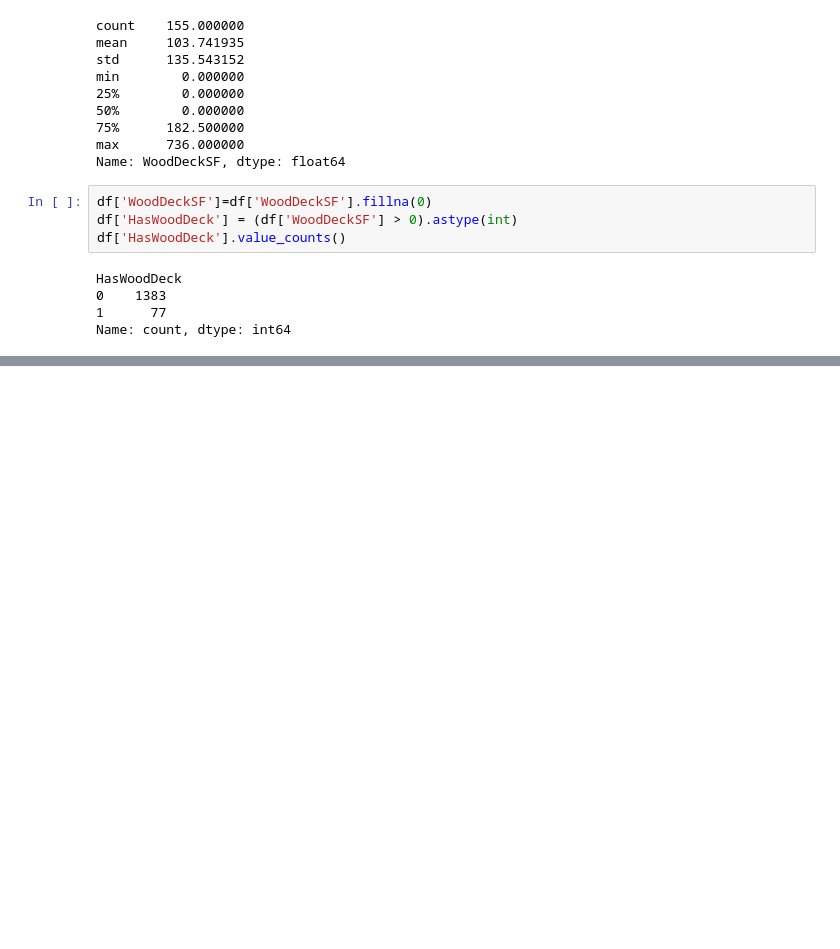
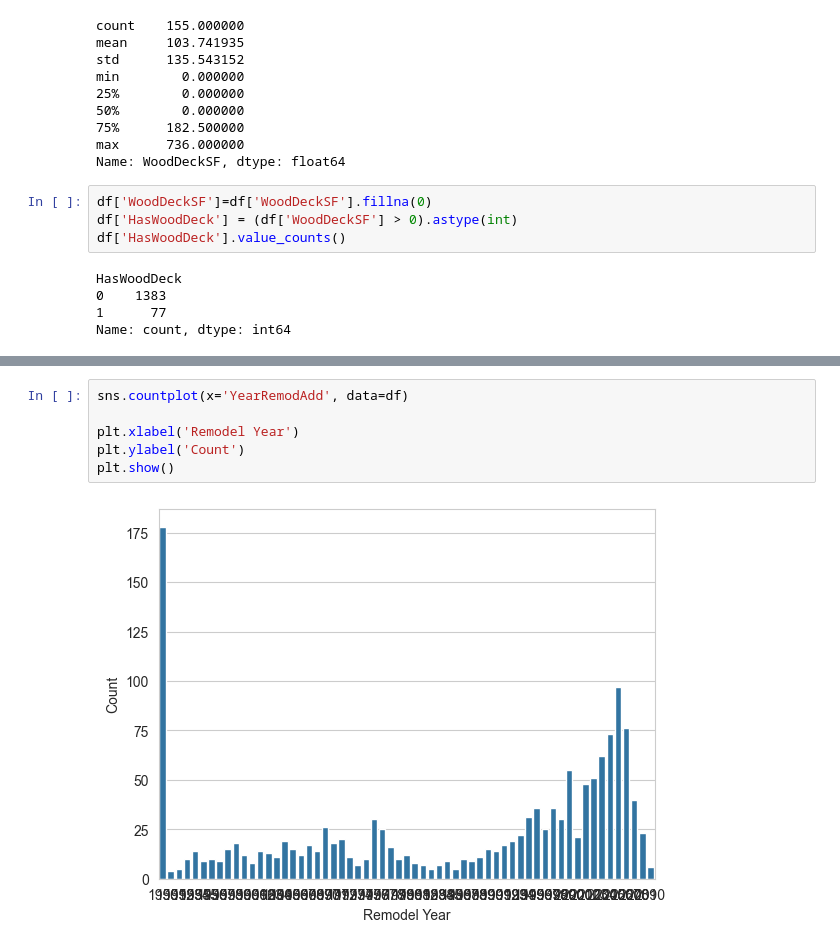
Before and after one commit to hisarciklilar/heritage-housing-issues, a Jupyter notebook: jupyter_notebooks/04_Data_Transformations.ipynb, the cells around one changed output, grey strips where cells are left out. Cells and saved outputs as stored; diff of their text form; blank space fills up the shorter version.

```diff
--- a/jupyter_notebooks/04_Data_Transformations.ipynb
+++ b/jupyter_notebooks/04_Data_Transformations.ipynb
@@ -1044,0 +1101,8 @@ Name: count, dtype: int64
+# %%
+sns.countplot(x='YearRemodAdd', data=df)
+
+plt.xlabel('Remodel Year')
+plt.ylabel('Count')
+plt.show()
+# %% [output]
+[figure, added]
```
Also changed, not shown: parts of 11 cells of this notebook.
